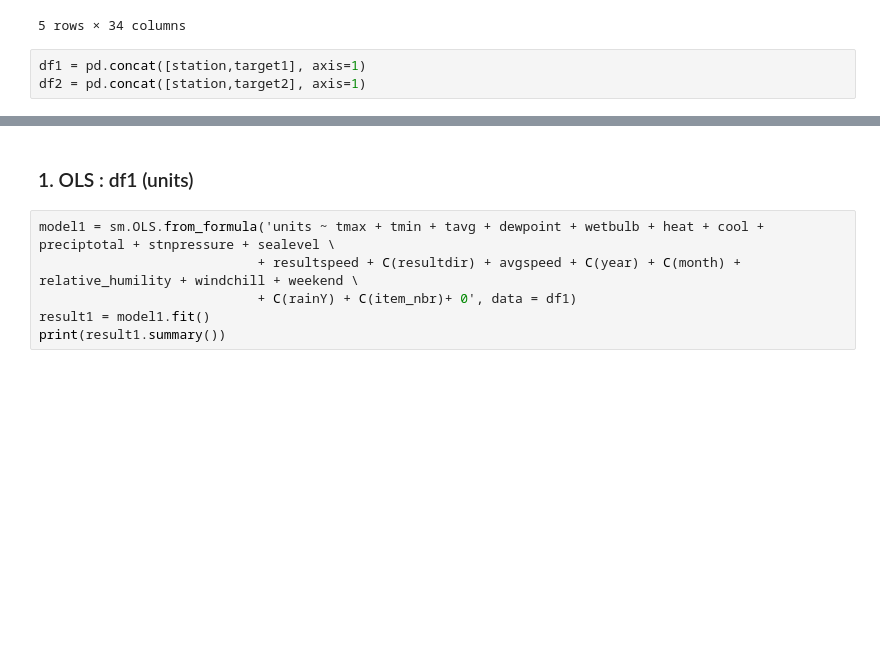
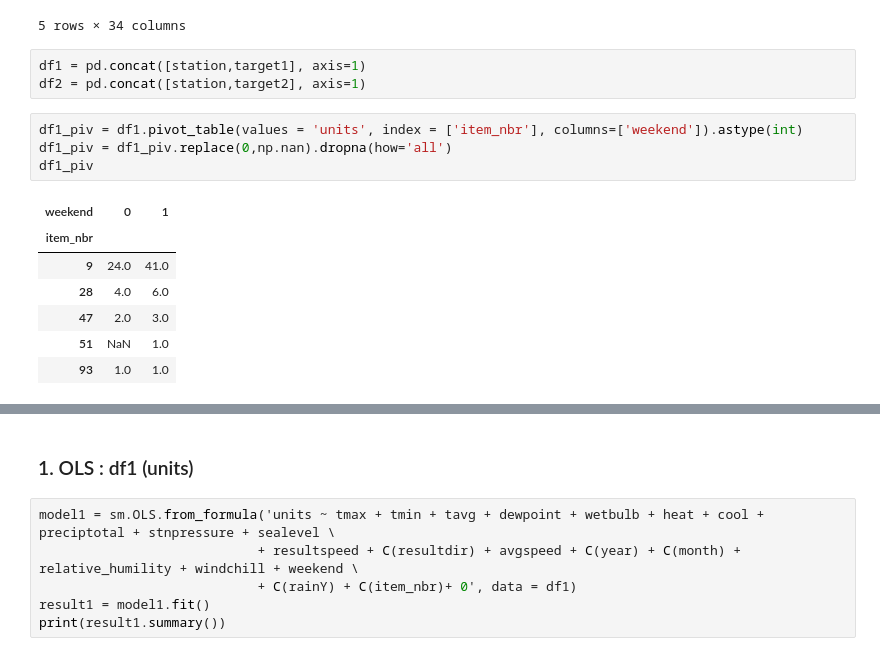
Before and after one commit to Junhojuno/Walmart-sales-in-stormy-weather, a Jupyter notebook: weather2_code/station1.ipynb, the cells around one changed output, grey strips where cells are left out. Saved outputs shown, nothing was run; the diff lists cells and outputs as text; blank space fills up the shorter version.

```diff
--- a/weather2_code/station1.ipynb
+++ b/weather2_code/station1.ipynb
@@ -93,3 +93,15 @@ station.tail()
 # %%
 df1 = pd.concat([station,target1], axis=1)
 df2 = pd.concat([station,target2], axis=1)
+# %%
+df1_piv = df1.pivot_table(values = 'units', index = ['item_nbr'], columns=['weekend']).astype(int)
+df1_piv = df1_piv.replace(0,np.nan).dropna(how='all')
+df1_piv
+# %% [output]
+| weekend | 0 | 1 |
+| item_nbr |  |  |
+| 9 | 24.0 | 41.0 |
+| 28 | 4.0 | 6.0 |
+| 47 | 2.0 | 3.0 |
+| 51 | NaN | 1.0 |
+| 93 | 1.0 | 1.0 |
```
Also changed, not shown: parts of 6 cells of this notebook.
